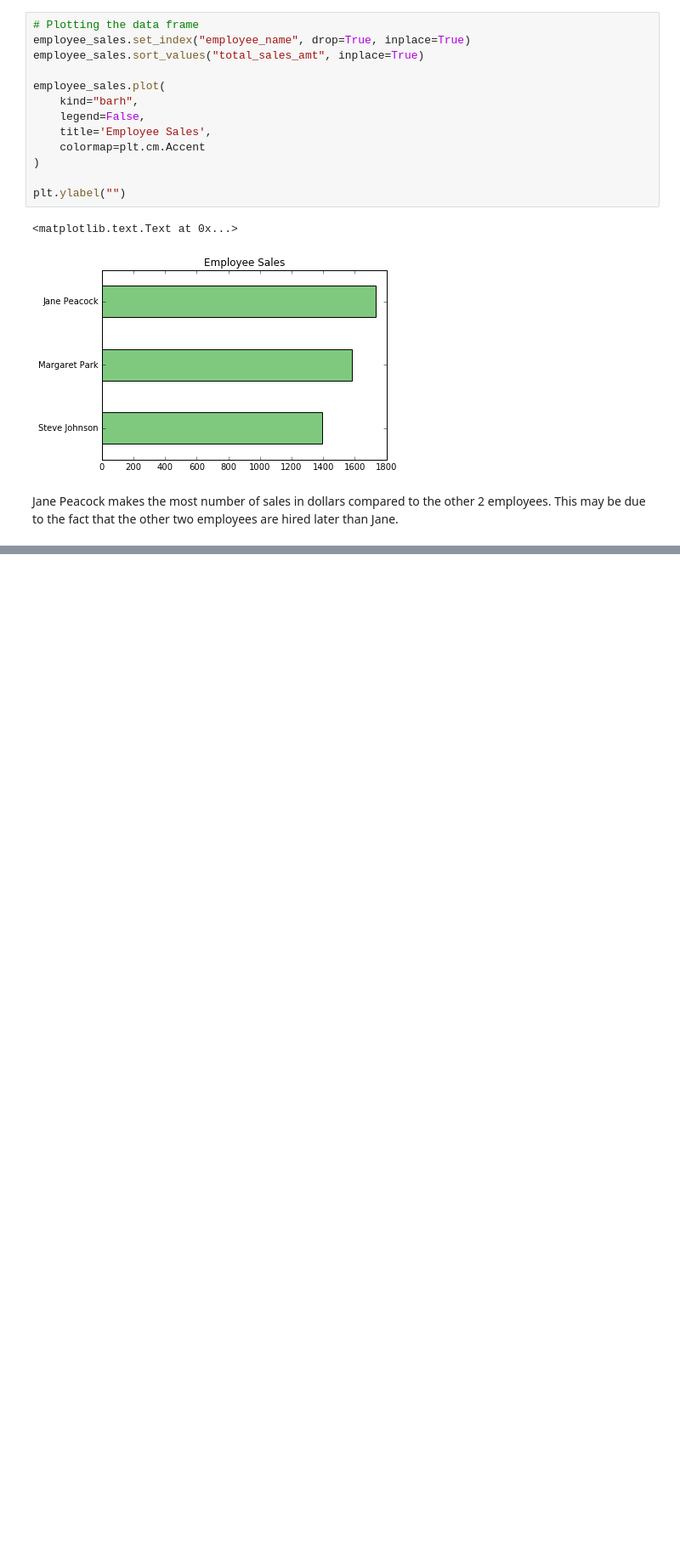
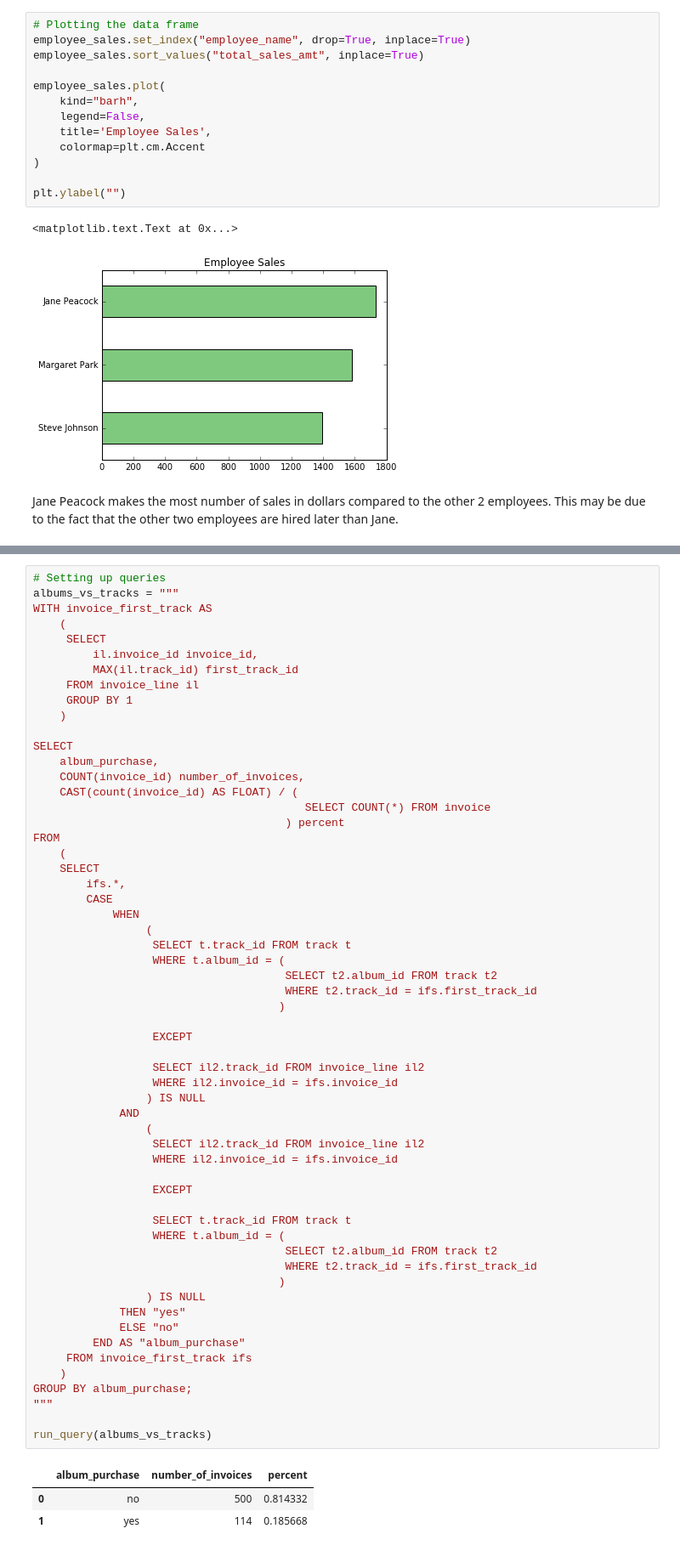
Before and after one commit to vignesh96/business-analysis-using-sql, a Jupyter notebook: business-analysis-using-sql.ipynb, the cells around one changed output, grey strips where cells are left out. Shown: that part at 85% size. Cells and saved outputs as stored; diff of their text form; blank space fills up the shorter version.

```diff
--- a/business-analysis-using-sql.ipynb
+++ b/business-analysis-using-sql.ipynb
@@ -158,0 +325,62 @@ Jane Peacock makes the most number of sales in dollars compared to the other 2 e
+# %%
+# Setting up queries
+albums_vs_tracks = """
+WITH invoice_first_track AS
+    (
+     SELECT
+         il.invoice_id invoice_id,
+         MAX(il.track_id) first_track_id
+     FROM invoice_line il
+     GROUP BY 1
+    )
+
+SELECT
+    album_purchase,
+    COUNT(invoice_id) number_of_invoices,
+    CAST(count(invoice_id) AS FLOAT) / (
+                                         SELECT COUNT(*) FROM invoice
+                                      ) percent
+FROM
+    (
+    SELECT
+        ifs.*,
+        CASE
+            WHEN
+                 (
+                  SELECT t.track_id FROM track t
+                  WHERE t.album_id = (
+                                      SELECT t2.album_id FROM track t2
+                                      WHERE t2.track_id = ifs.first_track_id
+                                     )
+
+                  EXCEPT
+
+                  SELECT il2.track_id FROM invoice_line il2
+                  WHERE il2.invoice_id = ifs.invoice_id
+                 ) IS NULL
+             AND
+                 (
+                  SELECT il2.track_id FROM invoice_line il2
+                  WHERE il2.invoice_id = ifs.invoice_id
+
+                  EXCEPT
+
+                  SELECT t.track_id FROM track t
+                  WHERE t.album_id = (
+                                      SELECT t2.album_id FROM track t2
+                                      WHERE t2.track_id = ifs.first_track_id
+                                     )
+                 ) IS NULL
+             THEN "yes"
+             ELSE "no"
+         END AS "album_purchase"
+     FROM invoice_first_track ifs
+    )
+GROUP BY album_purchase;
+"""
+
+run_query(albums_vs_tracks)
+# %% [output]
+|  | album_purchase | number_of_invoices | percent |
+| 0 | no | 500 | 0.814332 |
+| 1 | yes | 114 | 0.185668 |
```
Also changed, not shown: parts of 10 cells of this notebook.
